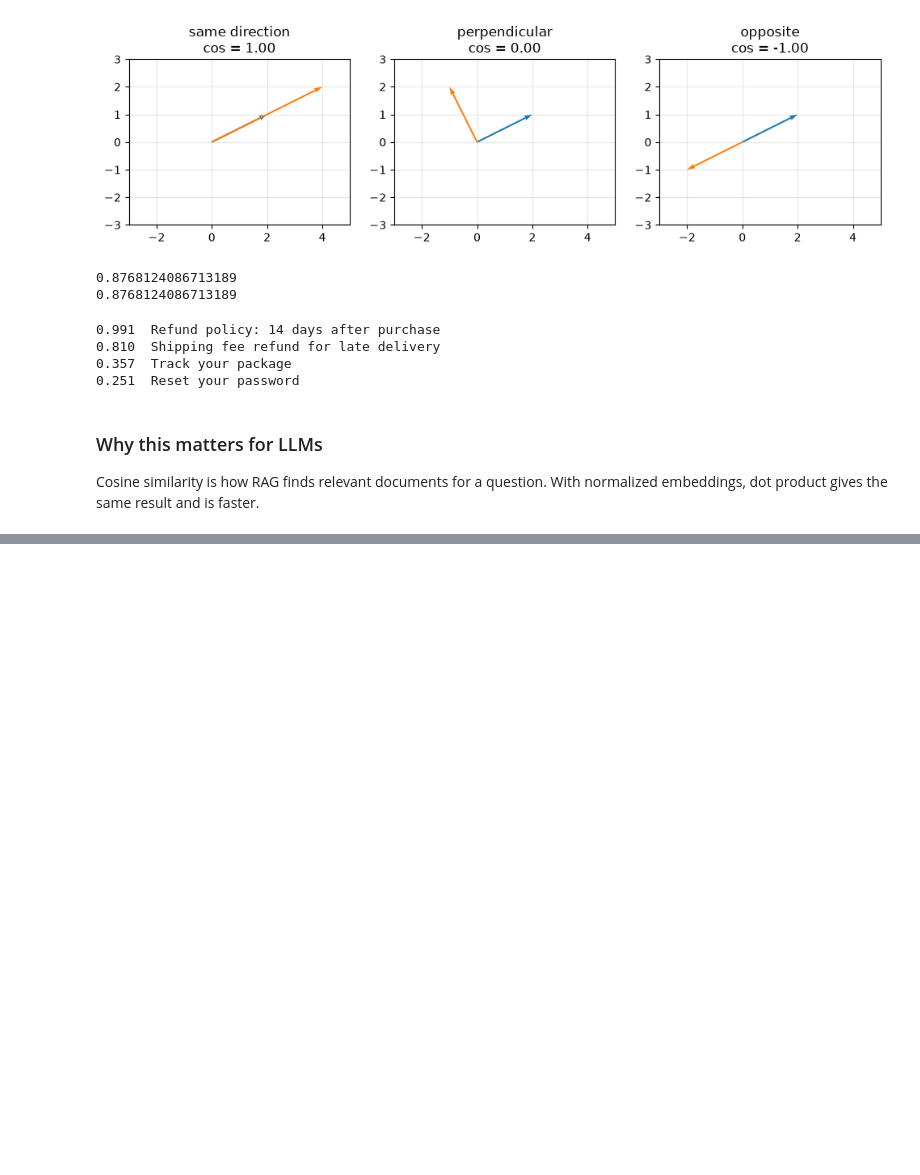
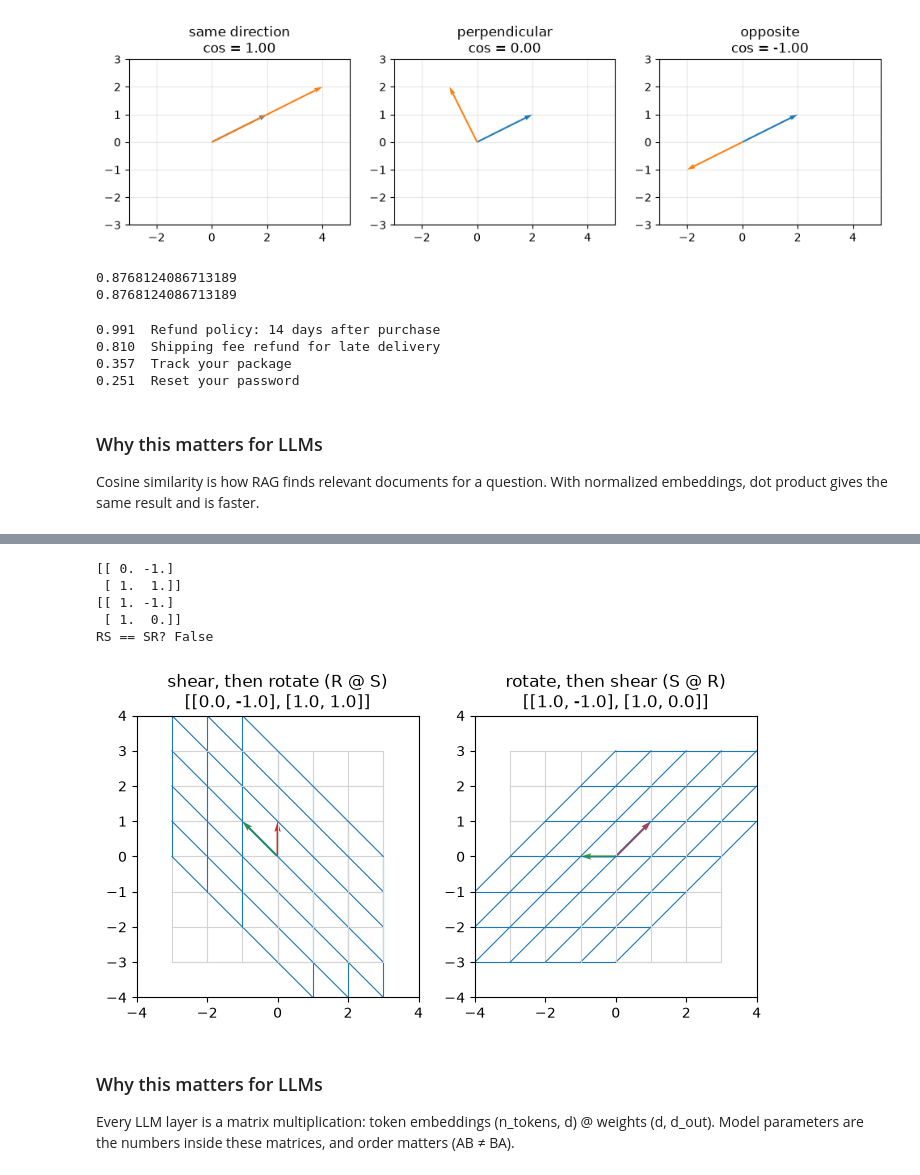
Before and after one commit to kardi06/math-for-llm, a Jupyter notebook: math-for-llm.ipynb, the cells around one changed output, grey strips where cells are left out. Saved outputs shown, nothing was run; the diff lists cells and outputs as text; code cells hidden in the pictures; blank space fills up the shorter version.

```diff
--- a/math-for-llm.ipynb
+++ b/math-for-llm.ipynb
@@ -164,0 +241,25 @@ With normalized embeddings, dot product gives the same result and is faster.
+# %%
+R = np.array([[0, -1], [1, 0]])   # rotate 90°
+S = np.array([[1, 1], [0, 1]])    # shear
+
+RS = matmul(R, S)
+SR = matmul(S, R)
+print(RS)   # [[ 0. -1.] [ 1.  1.]]
+print(SR)   # [[ 1. -1.] [ 1.  0.]]
+print("RS == SR?", np.allclose(RS, SR))   # False
+
+fig, axes = plt.subplots(1, 2, figsize=(8, 4))
+plot_transform(axes[0], RS, "shear, then rotate (R @ S)")
+plot_transform(axes[1], SR, "rotate, then shear (S @ R)")
+plt.show()
+# %% [output]
+[[ 0. -1.]
+ [ 1.  1.]]
+[[ 1. -1.]
+ [ 1.  0.]]
+RS == SR? False
+[figure, added]
+# %% [markdown]
+### Why this matters for LLMs
+Every LLM layer is a matrix multiplication: token embeddings (n_tokens, d) @ weights (d, d_out).
+Model parameters are the numbers inside these matrices, and order matters (AB ≠ BA).
```
Also changed, not shown: parts of 4 cells of this notebook.
